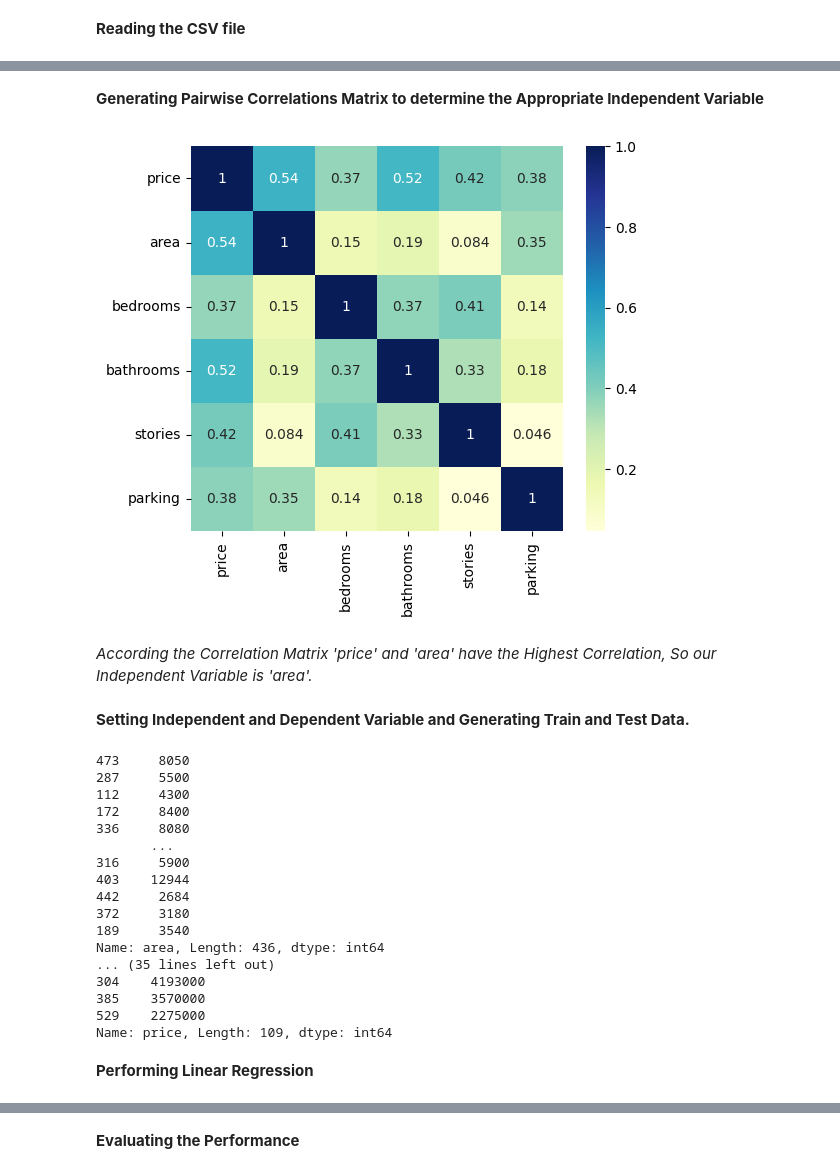
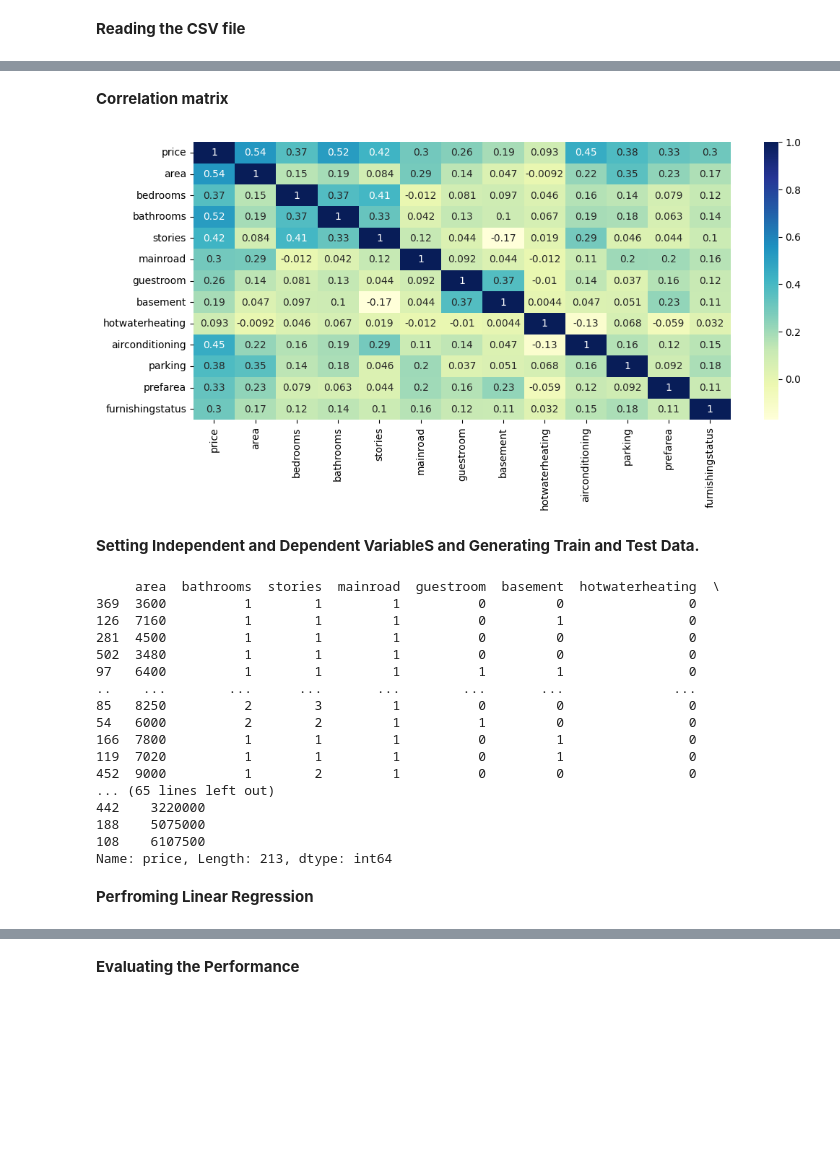
Before and after one commit to Vihanp24/WordForThought, a Jupyter notebook: Week 1/AyushShukla_Week1/AyushShukla_Assignment1(W1).ipynb, the cells around one changed output, grey strips where cells are left out. Drawn from its saved outputs; the diff is of its cells as text; code cells hidden in the pictures; blank space fills up the shorter version.

```diff
--- a/Week 1/AyushShukla_Week1/AyushShukla_Assignment1(W1).ipynb
+++ b/Week 1/AyushShukla_Week1/AyushShukla_Assignment1(W1).ipynb
@@ -32,13 +26,11 @@ sns.pairplot(df,x_vars=['area','bathrooms','stories','parking','bedrooms'],y_var
-# %% [markdown]
-**Generating Pairwise Correlations Matrix to determine the Appropriate Independent Variable**
+# %% [markdown]
+**Correlation matrix**
 # %%
 Housing_data=df.select_dtypes(include=['number'])
-plt.figure(figsize=(6,5))
+plt.figure(figsize=(12,5))
 sns.heatmap(Housing_data.corr(), cmap='YlGnBu',annot=True)
 plt.show()
 # %% [output]
-[figure, old version]
+[figure, new version]
-# %% [markdown]
-*According the Correlation Matrix 'price' and 'area' have the Highest Correlation, So our Independent Variable is 'area'.*
 # %% [markdown]
-**Setting Independent and Dependent Variable and Generating Train and Test Data.**
+**Setting Independent and Dependent VariableS and Generating Train and Test Data.**
@@ -45,25 +40,23 @@ plt.show()
 # %%
-X=df['area']
-Y=df['price']
-X_train,X_test,Y_train,Y_test=tts(X,Y,test_size=0.2,random_state=46)
+X_train,X_test,Y_train,Y_test=tts(X,Y,test_size=0.39,random_state=64)
 print(X_train,X_test,Y_train,Y_test,sep="\n\n")
 # %% [output]
-473     8050
-287     5500
-112     4300
-172     8400
-336     8080
-       ...
-316     5900
-403    12944
-442     2684
-372     3180
-189     3540
-Name: area, Length: 436, dtype: int64
-... (35 lines left out)
-304    4193000
-385    3570000
-529    2275000
-Name: price, Length: 109, dtype: int64
+     area  bathrooms  stories  mainroad  guestroom  basement  hotwaterheating  \
+369  3600          1        1         1          0         0                0
+126  7160          1        1         1          0         1                0
+281  4500          1        1         1          0         0                0
+502  3480          1        1         1          0         0                0
+97   6400          1        1         1          1         1                0
+..    ...        ...      ...       ...        ...       ...              ...
+85   8250          2        3         1          0         0                0
+54   6000          2        2         1          1         0                0
+166  7800          1        1         1          0         1                0
+119  7020          1        1         1          0         1                0
+452  9000          1        2         1          0         0                0
+... (65 lines left out)
+442    3220000
+188    5075000
+108    6107500
+Name: price, Length: 213, dtype: int64
 # %% [markdown]
-**Performing Linear Regression**
+**Perfroming Linear Regression**
```
Also changed, not shown: parts of 14 cells of this notebook.
